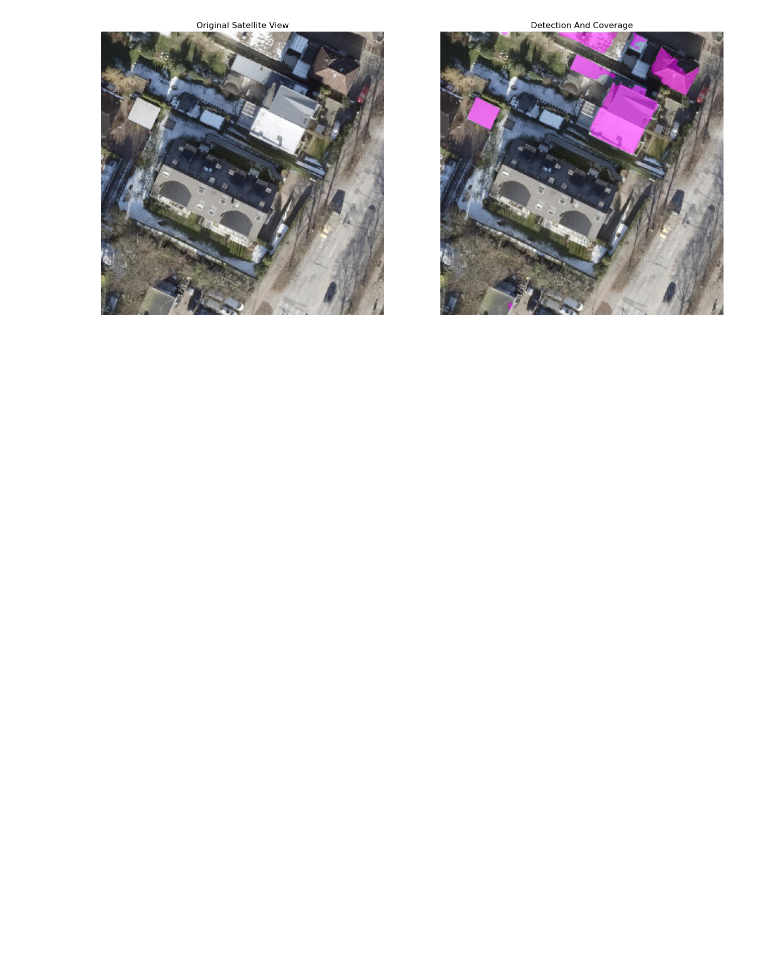
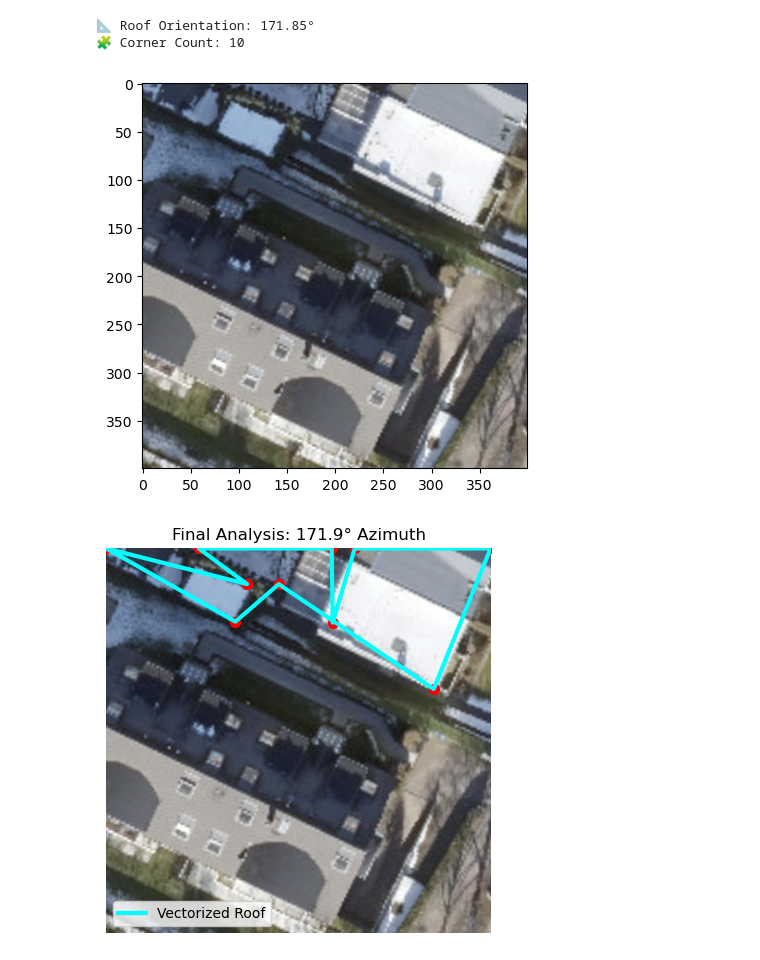
Before and after one commit to Cebulva/rooftop-solar-analysis-ml-pvlib, a Jupyter notebook: notebooks/predict_and_test_refined.ipynb, the cells around one changed output. Cells and saved outputs as stored; diff of their text form; code cells hidden in the pictures; blank space fills up the shorter version.

```diff
--- a/notebooks/predict_and_test_refined.ipynb
+++ b/notebooks/predict_and_test_refined.ipynb
@@ -61,43 +104,72 @@ Unet(
 # %%
-from torchvision import transforms
+# --- SET COORDINATES HERE ---
+lat, lon = 53.634869813414404, 10.090849074245684
+# ----------------------------
 
 # 1. Download (returns 0-1 tensor)
 img_tensor = get_aerial_image_tensor(lat=lat, lon=lon, zoom=19, size=400, device=device)
 
 # 2. Add the Missing Normalization (for the Model's eyes only)
 # This matches what your model learned during training
 model_preprocess = transforms.Normalize(
     mean=[0.485, 0.456, 0.406],
     std=[0.229, 0.224, 0.225]
 )
 # We apply it to a clone so we don't mess up the original for display
 input_tensor = model_preprocess(img_tensor.squeeze(0)).unsqueeze(0)
 
-# 3. Inference
+# --- STEP 3: INFERENCE ---
 model.eval()
 with torch.no_grad():
     logits = model(input_tensor)
+    # This is the raw output from the model
     mask = (torch.sigmoid(logits) > 0.5).float().squeeze().cpu().numpy()
 
-# 4. Shadow Fix And Cleaning (using 'And')
+# --- STEP 4: SHADOW FIX ---
 mask_final = ndimage.binary_fill_holes(mask).astype(np.float32)
 mask_final = ndimage.binary_closing(mask_final, structure=np.ones((3,3))).astype(np.float32)
 
-# 5. Correct Visualization
-# Since the function returns 0-1, we just convert back to HWC
+# --- STEP 5: GEOMETRIC ANALYSIS ---
+# Based on your latest image_processing.py function,
+# it returns: simplified_poly, azimuth, final_mask (3 items)
+# The corner_count is just the length of the poly!
+
+poly, angle, cleaned_mask = refine_and_analyze(mask_final)
+corner_count = len(poly) if poly is not None else 0
+
+# --- CONVERT TENSOR TO DISPLAY IMAGE ---
+# 1. Remove the batch dimension (squeeze)
+# 2. Move channels to the end (permute 1, 2, 0)
+# 3. Move back to CPU and convert to numpy
 display_img = img_tensor.squeeze().cpu().permute(1, 2, 0).numpy()
 
-fig, (ax1, ax2) = plt.subplots(1, 2, figsize=(16, 8))
-ax1.imshow(display_img)
-ax1.set_title("Original Satellite View")
-ax1.axis('off')
+# 4. Clip values to 0-1 range to ensure colors are correct
+display_img = np.clip(display_img, 0, 1)
 
-ax2.imshow(display_img)
-overlay = np.ma.masked_where(mask_final == 0, mask_final)
-ax2.imshow(overlay, cmap='spring', alpha=0.5)
-ax2.set_title("Detection And Coverage")
-ax2.axis('off')
+# --- NOW THE PLOTTING WILL WORK ---
+plt.figure(figsize=(5, 5))
+plt.imshow(display_img)
 
+# --- STEP 6: VISUALIZATION ---
+print(f"📐 Roof Orientation: {angle:.2f}°")
+print(f"🧩 Corner Count: {corner_count}")
+
+plt.figure(figsize=(5, 5))
+plt.imshow(display_img)
+
+# Draw the simplified polygon
+pts = poly.reshape(-1, 2)
+# We add the first point to the end to close the shape
+pts_closed = np.vstack([pts, pts[0]])
+plt.plot(pts_closed[:,0], pts_closed[:,1], color='cyan', linewidth=3, label='Vectorized Roof')
+plt.scatter(pts[:,0], pts[:,1], color='red', s=50) # Highlight corners
+
+plt.legend()
+plt.title(f"Final Analysis: {angle:.1f}° Azimuth")
+plt.axis('off')
 plt.show()
 # %% [output]
+📐 Roof Orientation: 171.85°
+🧩 Corner Count: 10
-[figure, old version]
+[figure, new version]
+[figure, added]
```
Also changed, not shown: parts of 2 cells of this notebook, 6 other files.
